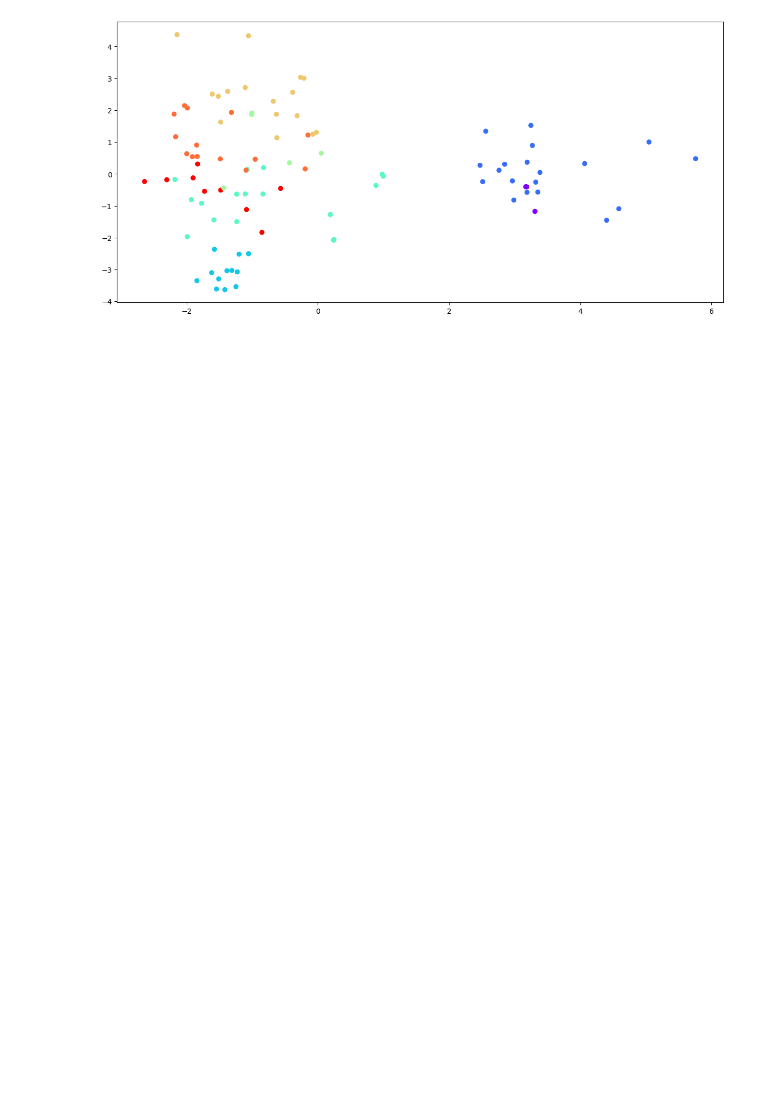
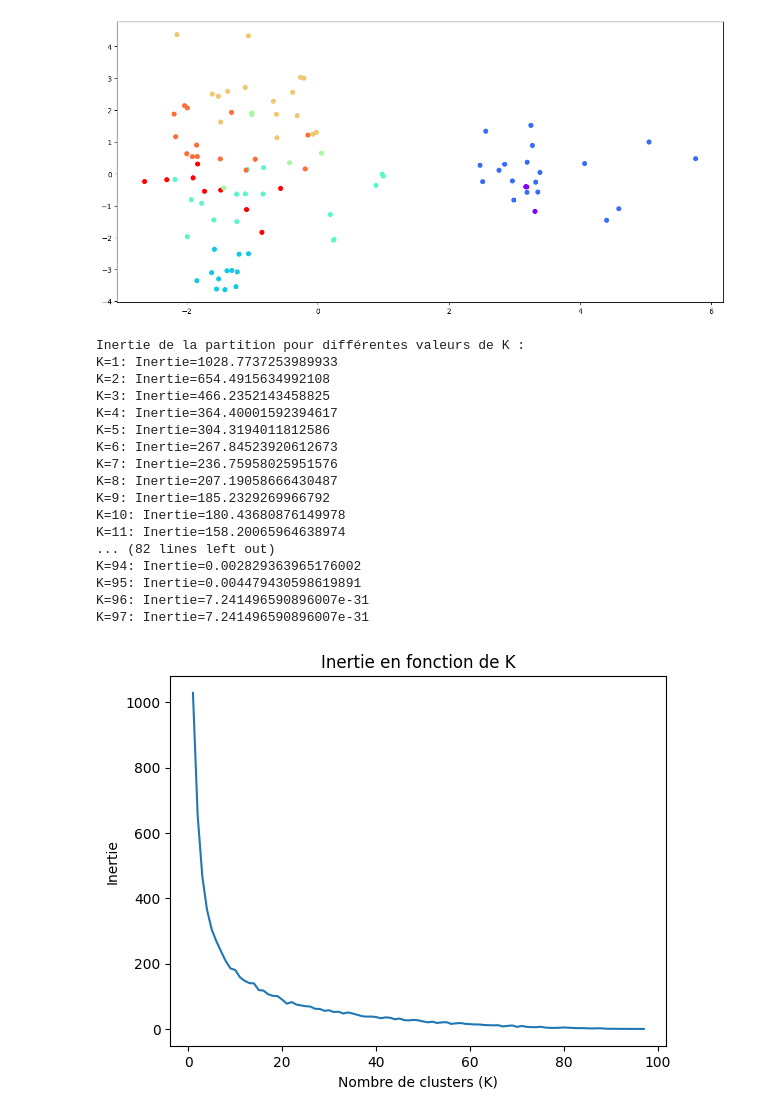
Before and after one commit to TLeandre/Categorisation-de-capteurs-de-pollution, a Jupyter notebook: scripts/Leandre_ACP.ipynb, the cells around one changed output. Drawn from its saved outputs; the diff is of its cells as text; code cells hidden in the pictures; blank space fills up the shorter version.

```diff
--- a/scripts/Leandre_ACP.ipynb
+++ b/scripts/Leandre_ACP.ipynb
@@ -346,0 +344,48 @@ plt.show()
+# %%
+from sklearn.cluster import KMeans
+import matplotlib.pyplot as plt
+
+inertias = []
+
+for K in range(1, 98):
+    kmeans = KMeans(n_clusters=K, init="random", n_init=10)
+
+    # Ajustez le modèle aux données
+    kmeans.fit(Z_acp)
+
+    # Obtenez l'inertie de la partition obtenue
+    inertia = kmeans.inertia_
+    inertias.append(inertia)
+
+# Affichez les résultats
+print("Inertie de la partition pour différentes valeurs de K :")
+for K, inertia in zip(range(1, 98), inertias):
+    print(f"K={K}: Inertie={inertia}")
+
+# Tracez l'inertie en fonction de K
+plt.plot(range(1, 98), inertias)
+plt.xlabel('Nombre de clusters (K)')
+plt.ylabel('Inertie')
+plt.title('Inertie en fonction de K')
+plt.show()
+
+#K=10 2 tangeantes se coupent
+# %% [output]
+Inertie de la partition pour différentes valeurs de K :
+K=1: Inertie=1028.7737253989933
+K=2: Inertie=654.4915634992108
+K=3: Inertie=466.2352143458825
+K=4: Inertie=364.40001592394617
+K=5: Inertie=304.3194011812586
+K=6: Inertie=267.84523920612673
+K=7: Inertie=236.75958025951576
+K=8: Inertie=207.19058666430487
+K=9: Inertie=185.2329269966792
+K=10: Inertie=180.43680876149978
+K=11: Inertie=158.20065964638974
+... (82 lines left out)
+K=94: Inertie=0.002829363965176002
+K=95: Inertie=0.004479430598619891
+K=96: Inertie=7.241496590896007e-31
+K=97: Inertie=7.241496590896007e-31
+[figure, added]
```
Also changed, not shown: parts of 18 cells of this notebook, 1 other file.
